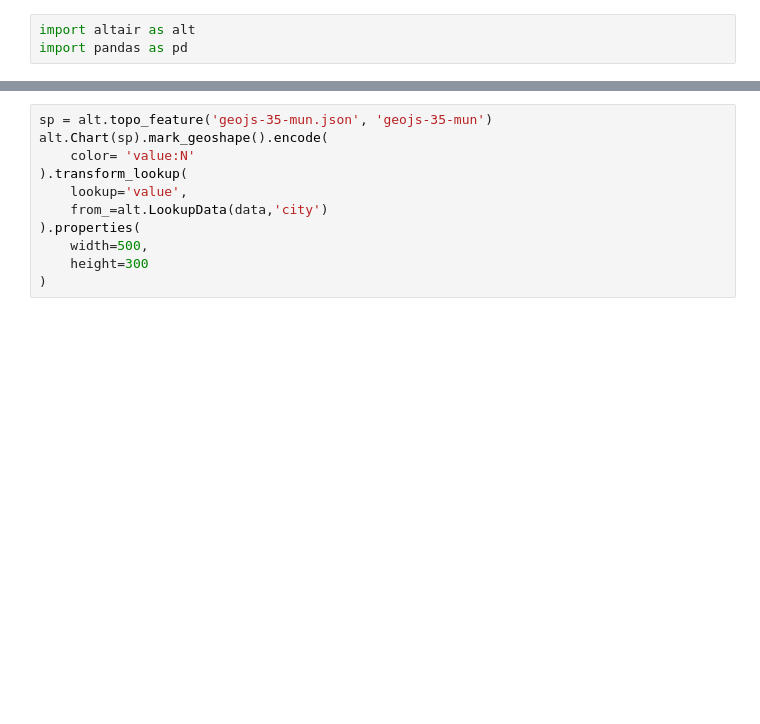
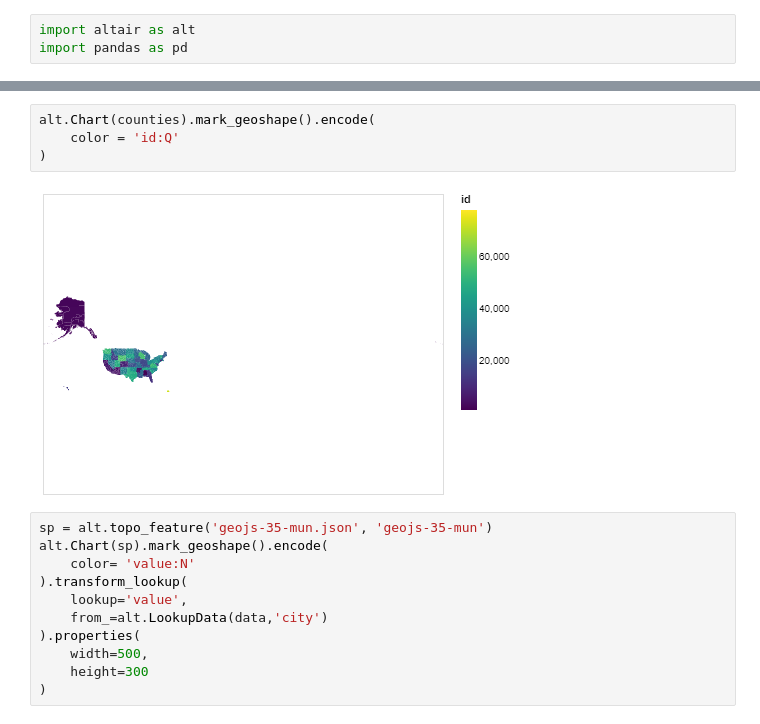
Before and after one commit to GiovaniValdrighi/DataScience_IC, a Jupyter notebook: MapPlot.ipynb, the cells around one changed output, grey strips where cells are left out. Saved outputs shown, nothing was run; the diff lists cells and outputs as text; blank space fills up the shorter version.

```diff
--- a/MapPlot.ipynb
+++ b/MapPlot.ipynb
@@ -23,3 +11,9 @@ alt.Chart(sp).mark_geoshape().encode(
+# %%
+alt.Chart(counties).mark_geoshape().encode(
+    color = 'id:Q'
+)
+# %% [output]
+[figure, added]
 # %%
 sp = alt.topo_feature('geojs-35-mun.json', 'geojs-35-mun')
 alt.Chart(sp).mark_geoshape().encode(
```
Also changed, not shown: parts of 4 cells of this notebook, 7 other files.
